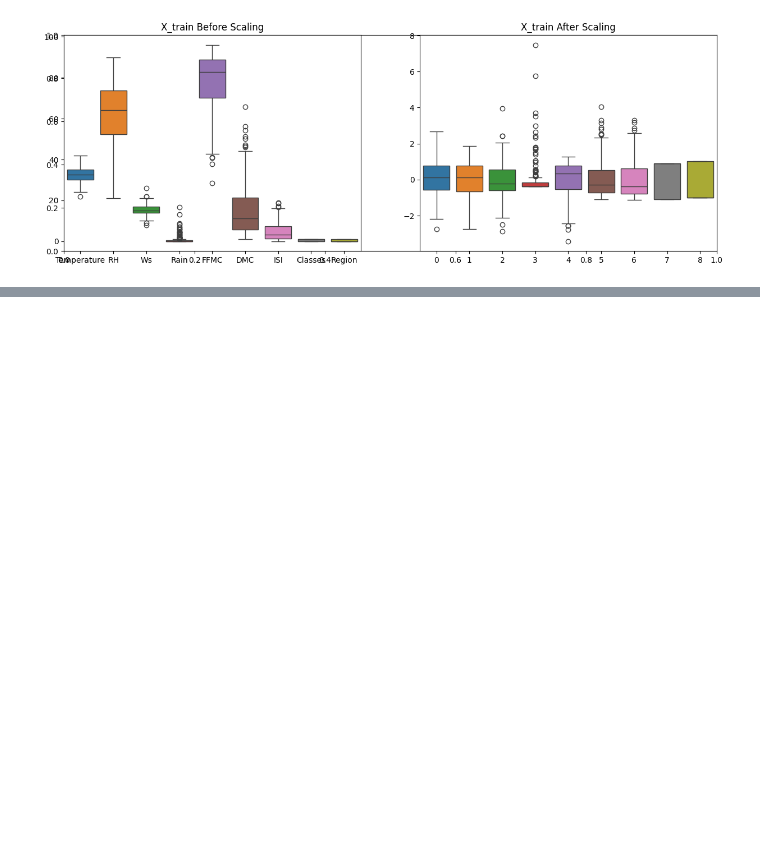
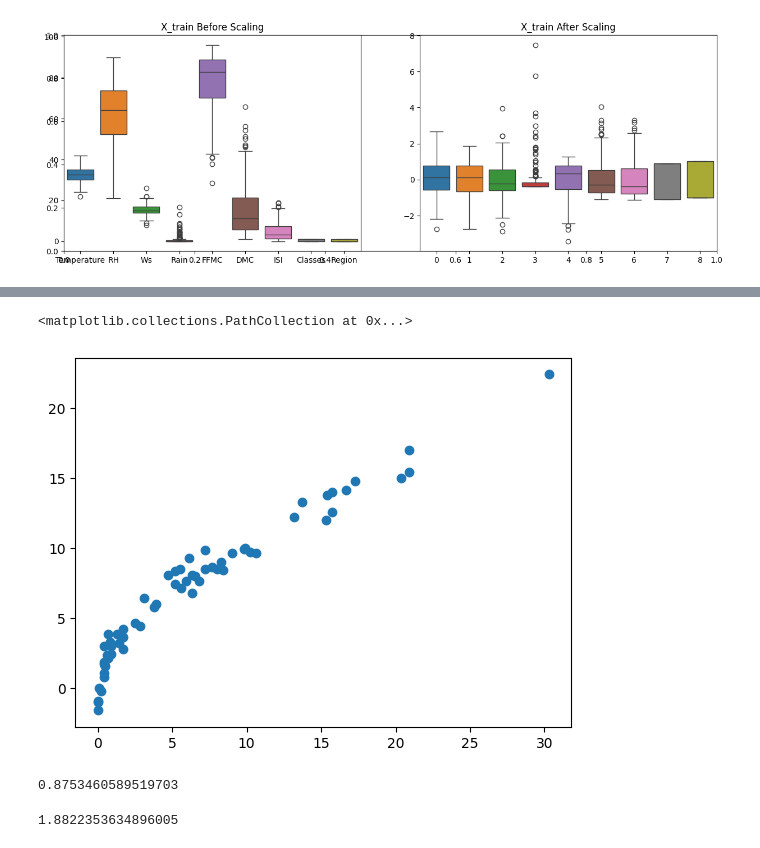
Before and after one commit to biswaisop/Algeria-forest-fires, a Jupyter notebook: model-train.ipynb, the cells around one changed output, grey strips where cells are left out. Drawn from its saved outputs; the diff is of its cells as text; code cells hidden in the pictures; blank space fills up the shorter version.

```diff
--- a/model-train.ipynb
+++ b/model-train.ipynb
@@ -125,0 +192,20 @@ Text(0.5, 1.0, 'X_train After Scaling')
+# %%
+from sklearn.linear_model import ElasticNet
+from sklearn.metrics import mean_absolute_error, r2_score
+elsreg = ElasticNet()
+elsreg.fit(X_train_standard, y_train)
+y_pred = elsreg.predict(X_test_standard)
+mae = mean_absolute_error(y_test, y_pred)
+score = r2_score(y_test, y_pred)
+plt.scatter(y_test, y_pred)
+# %% [output]
+<matplotlib.collections.PathCollection at 0x...>
+[figure, added]
+# %%
+score
+# %% [output]
+0.8753460589519703
+# %%
+mae
+# %% [output]
+1.8822353634896005
```
Also changed, not shown: parts of 9 cells of this notebook.
